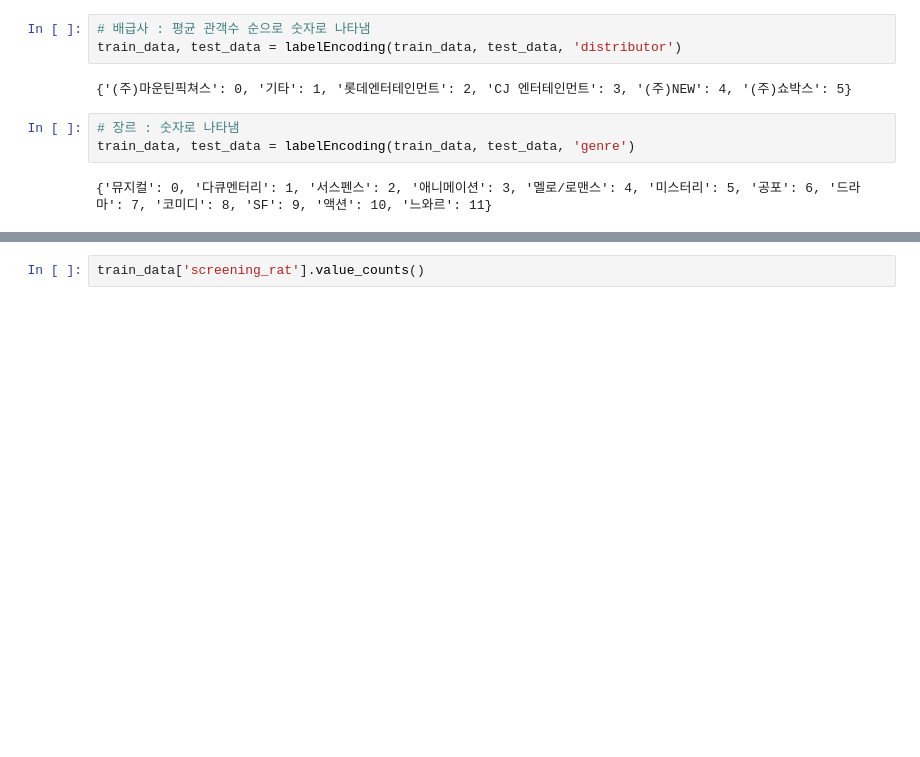
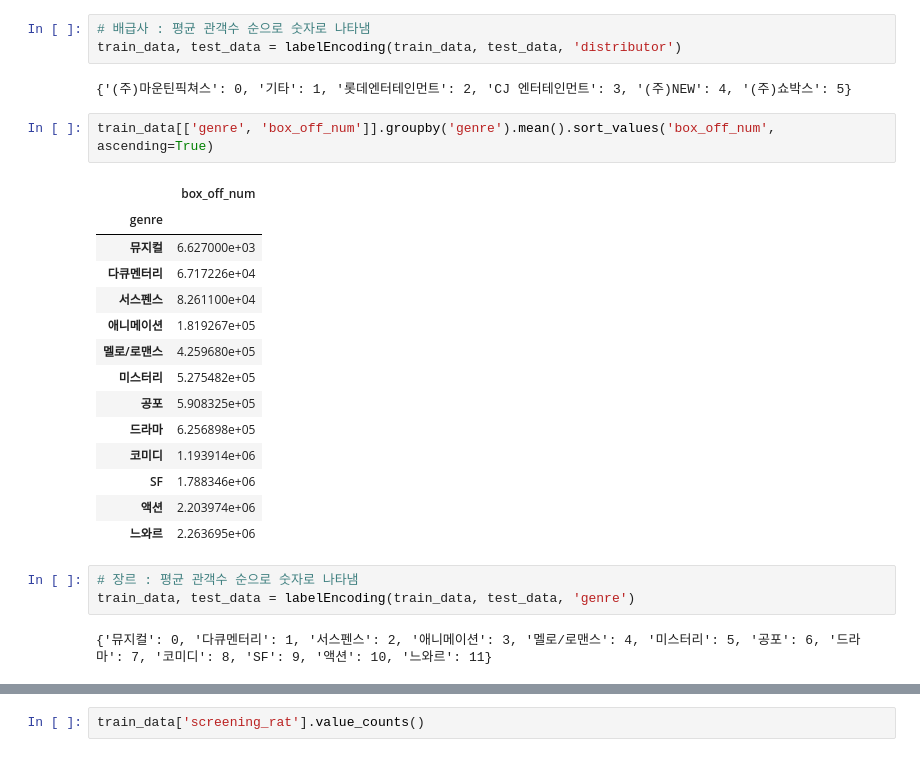
Before and after one commit to soyoonjeong/Kaggle-Dacon, a Jupyter notebook: 영화_관객수_예측_모델_개발_수정.ipynb, the cells around one changed output, grey strips where cells are left out. Saved outputs shown, nothing was run; the diff lists cells and outputs as text; blank space fills up the shorter version.

```diff
--- a/영화_관객수_예측_모델_개발_수정.ipynb
+++ b/영화_관객수_예측_모델_개발_수정.ipynb
@@ -211,8 +211,25 @@ train_data[['distributor', 'box_off_num']].groupby('distributor').mean().sort_va
 train_data, test_data = labelEncoding(train_data, test_data, 'distributor')
 # %% [output]
 {'(주)마운틴픽쳐스': 0, '기타': 1, '롯데엔터테인먼트': 2, 'CJ 엔터테인먼트': 3, '(주)NEW': 4, '(주)쇼박스': 5}
+# %%
+train_data[['genre', 'box_off_num']].groupby('genre').mean().sort_values('box_off_num', ascending=True)
+# %% [output]
+|  | box_off_num |
+| genre |  |
+| 뮤지컬 | 6.627000e+03 |
+| 다큐멘터리 | 6.717226e+04 |
+| 서스펜스 | 8.261100e+04 |
+| 애니메이션 | 1.819267e+05 |
+| 멜로/로맨스 | 4.259680e+05 |
+| 미스터리 | 5.275482e+05 |
+| 공포 | 5.908325e+05 |
+| 드라마 | 6.256898e+05 |
+| 코미디 | 1.193914e+06 |
+| SF | 1.788346e+06 |
+| 액션 | 2.203974e+06 |
+| 느와르 | 2.263695e+06 |
 # %%
-# 장르 : 숫자로 나타냄
+# 장르 : 평균 관객수 순으로 숫자로 나타냄
 train_data, test_data = labelEncoding(train_data, test_data, 'genre')
 # %% [output]
 {'뮤지컬': 0, '다큐멘터리': 1, '서스펜스': 2, '애니메이션': 3, '멜로/로맨스': 4, '미스터리': 5, '공포': 6, '드라마': 7, '코미디': 8, 'SF': 9, '액션': 10, '느와르': 11}
```
Also changed, not shown: parts of 2 cells of this notebook.
